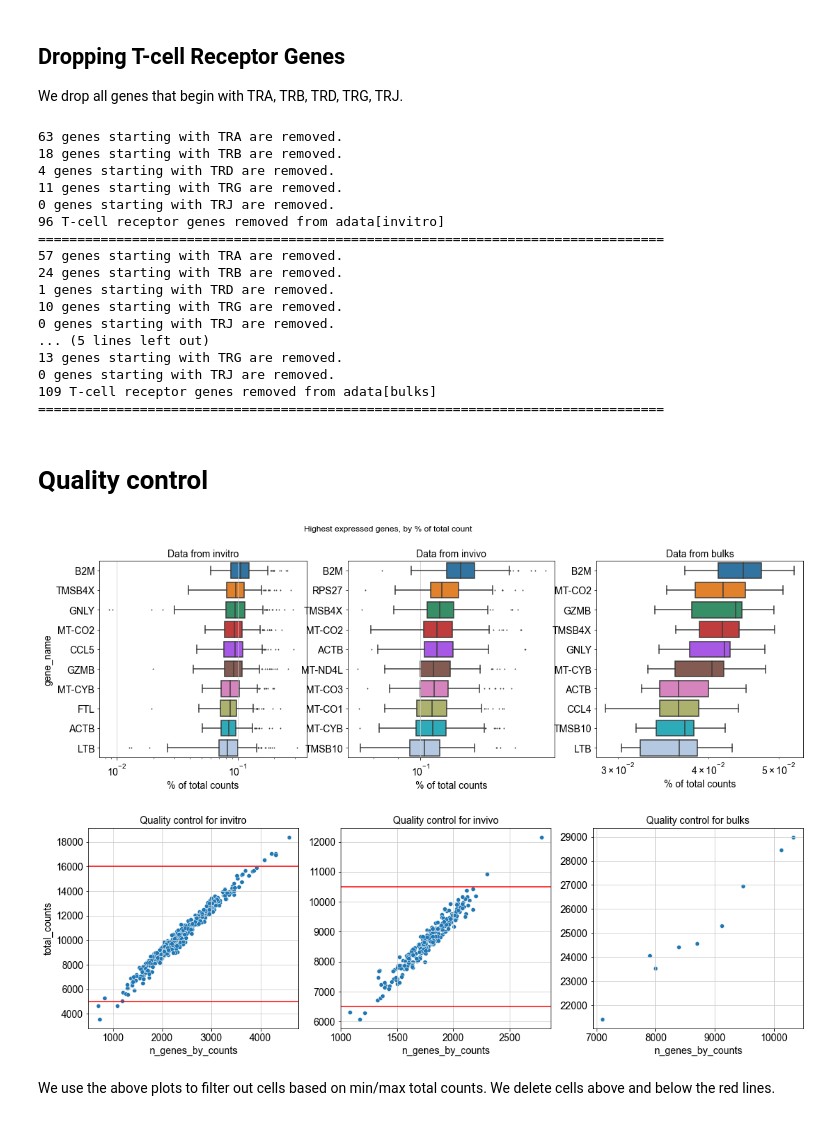
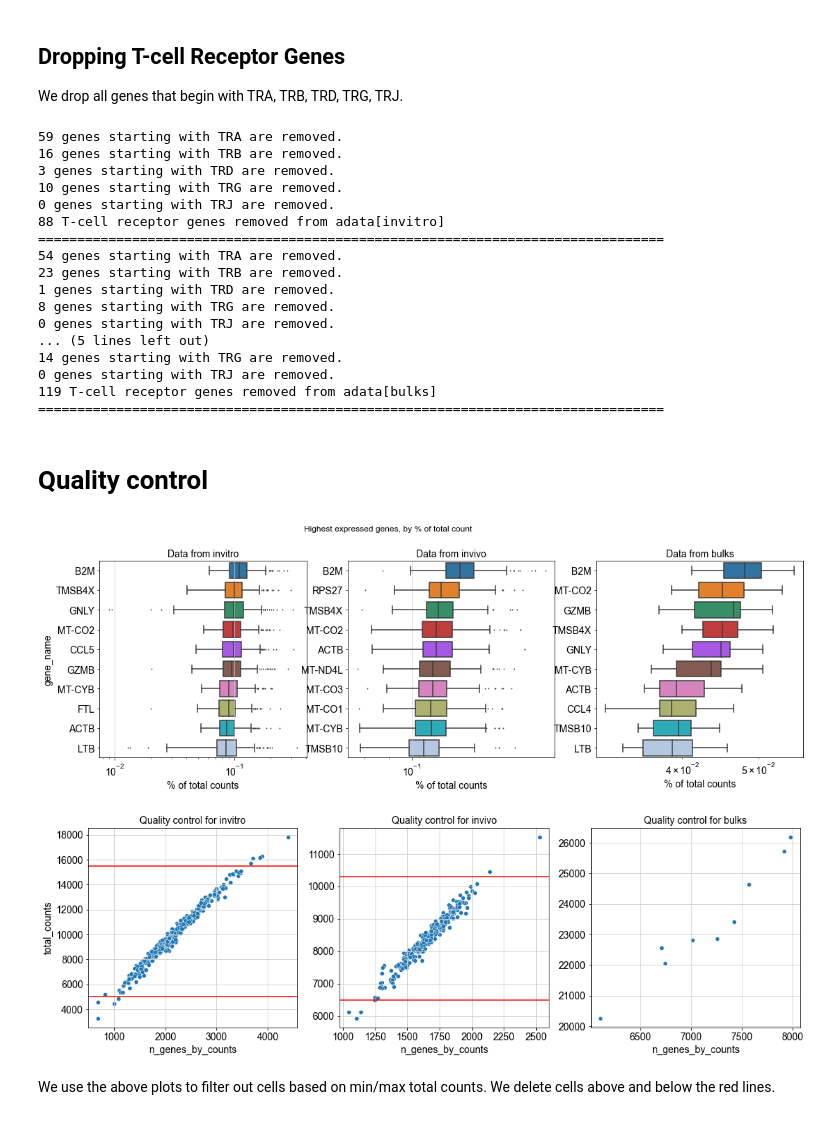
Before and after one commit to MartyWeissman/ClonalOmics, a Jupyter notebook: Data/P1902_Preprocess_Scanpy.ipynb, the cells around one changed output. Saved outputs shown, nothing was run; the diff lists cells and outputs as text; code cells hidden in the pictures.

```diff
--- a/Data/P1902_Preprocess_Scanpy.ipynb
+++ b/Data/P1902_Preprocess_Scanpy.ipynb
@@ -216,7 +213,0 @@ We first filter out genes which are never expressed above a count of 10, and tho
-# %%
-for ds in datasets:
-    genes_before = adata[ds].n_vars
-    sc.pp.filter_genes(adata[ds], min_counts=10) # At least 10 count.
-    sc.pp.filter_genes(adata[ds], min_cells=0.05*adata[ds].n_obs) # At least 5% of cells.
-    genes_after = adata[ds].n_vars
-    print('Dataset {} has {} genes before and {} genes after filtering.'.format(ds,genes_before,genes_after))
@@ -269,0 +259,8 @@ The TPM normalization has failed for 0 samples.
+# %%
+for ds in datasets:
+    genes_before = adata[ds].n_vars
+    gg = ((adata[ds].to_df() > 10).sum() > 0.05*adata[ds].n_obs)
+    good_genes = gg[gg].index
+    adata[ds] = adata[ds][:,good_genes]
+    genes_after = adata[ds].n_vars
+    print('Dataset {} has {} genes before and {} genes after filtering.'.format(ds,genes_before,genes_after))
@@ -317,22 +318,22 @@ for ds in datasets:
     print('{} T-cell receptor genes removed from adata[{}]'.format(before_genes - after_genes, ds))
     hrule()
 # %% [output]
-63 genes starting with TRA are removed.
-18 genes starting with TRB are removed.
-4 genes starting with TRD are removed.
-11 genes starting with TRG are removed.
-0 genes starting with TRJ are removed.
-96 T-cell receptor genes removed from adata[invitro]
-================================================================================
-57 genes starting with TRA are removed.
-24 genes starting with TRB are removed.
-1 genes starting with TRD are removed.
+59 genes starting with TRA are removed.
+16 genes starting with TRB are removed.
+3 genes starting with TRD are removed.
 10 genes starting with TRG are removed.
 0 genes starting with TRJ are removed.
+88 T-cell receptor genes removed from adata[invitro]
+================================================================================
+54 genes starting with TRA are removed.
+23 genes starting with TRB are removed.
+1 genes starting with TRD are removed.
+8 genes starting with TRG are removed.
+0 genes starting with TRJ are removed.
 ... (5 lines left out)
-13 genes starting with TRG are removed.
+14 genes starting with TRG are removed.
 0 genes starting with TRJ are removed.
-109 T-cell receptor genes removed from adata[bulks]
+119 T-cell receptor genes removed from adata[bulks]
 ================================================================================
 # %% [markdown]
 # Quality control
@@ -346,7 +347,7 @@ for j,ds in enumerate(datasets):
 plt.suptitle('Highest expressed genes, by % of total count', y=1.05)
 plt.show()
 # %% [output]
-[figure, old version]
+[figure, new version]
 # %%
 for ds in datasets:
     adata[ds].var['mt'] = adata[ds].var_names.str.startswith('MT-')  # annotate the group of mitochondrial genes as 'mt'
@@ -354,31 +355,31 @@ for ds in datasets:
 # %%
 fig,ax = plt.subplots(1,len(datasets), figsize=(len(datasets)*6,5))
 min_counts = {}
 max_counts = {}
 # max_genes = {}
 for j,ds in enumerate(datasets):
     sns.scatterplot(x='n_genes_by_counts', y='total_counts',
                     data=adata[ds].obs,  ax=ax[j])
     ax[j].set_title('Quality control for {}'.format(ds))
     if ds == 'invitro':
         min_counts[ds] = 5000 # Chosen after plotting!
-        max_counts[ds] = 16000  # Chosen after plotting!
+        max_counts[ds] = 15500  # Chosen after plotting!
         # max_genes[ds] = 3200 # Chosen after plotting
         ax[j].axhline(min_counts[ds], color='red')
         ax[j].axhline(max_counts[ds], color='red')
         # ax[j].axvline(max_genes[ds], color='red')
     elif ds == 'invivo':
         min_counts[ds] = 6500  # Chosen after plotting!
-        max_counts[ds] = 10500  # Chosen after plotting!
+        max_counts[ds] = 10300  # Chosen after plotting!
         # max_genes[ds] = 2500
         ax[j].axhline(min_counts[ds], color='red')
         ax[j].axhline(max_counts[ds], color='red')
         # ax[j].axvline(max_genes[ds], color='red')
     if j > 0:
         ax[j].set_ylabel('')
 plt.show()
 # %% [output]
-[figure, old version]
+[figure, new version]
 # %% [markdown]
 We use the above plots to filter out cells based on min/max total counts.  We delete cells above and below the red lines.
 # %%
```
Also changed, not shown: parts of 14 cells of this notebook, 6 other files.
